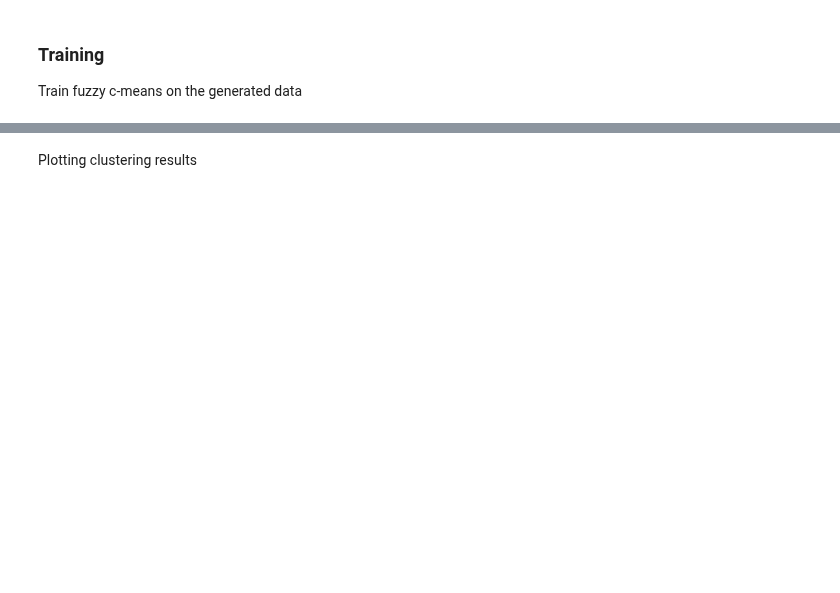
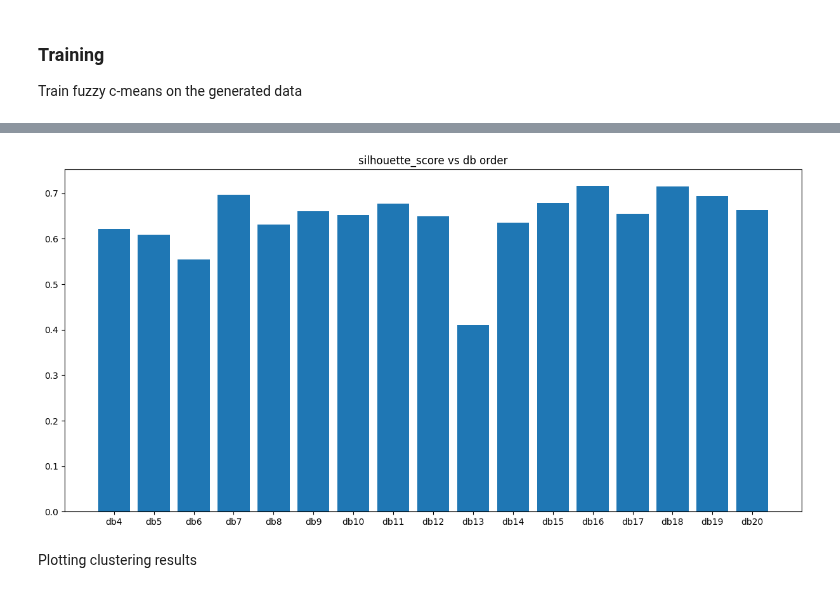
Before and after one commit to USonixGroup/wpt-cavitation, a Jupyter notebook: notebooks/fuzzy_c_means_training_data.ipynb, the cells around one changed output, grey strips where cells are left out. Saved outputs shown, nothing was run; the diff lists cells and outputs as text; code cells hidden in the pictures; blank space fills up the shorter version.

```diff
--- a/notebooks/fuzzy_c_means_training_data.ipynb
+++ b/notebooks/fuzzy_c_means_training_data.ipynb
@@ -153,3 +165,11 @@ label 3 count: 46
+# %%
+fig, ax = plt.subplots()
+fig.set_size_inches(15, 7)
+plt.bar(wavelets, scores)
+plt.title("silhouette_score vs db order")
+plt.show()
+# %% [output]
+[figure, added]
 # %% [markdown]
 Plotting clustering results
 # %%
```
Also changed, not shown: parts of 14 cells of this notebook.
